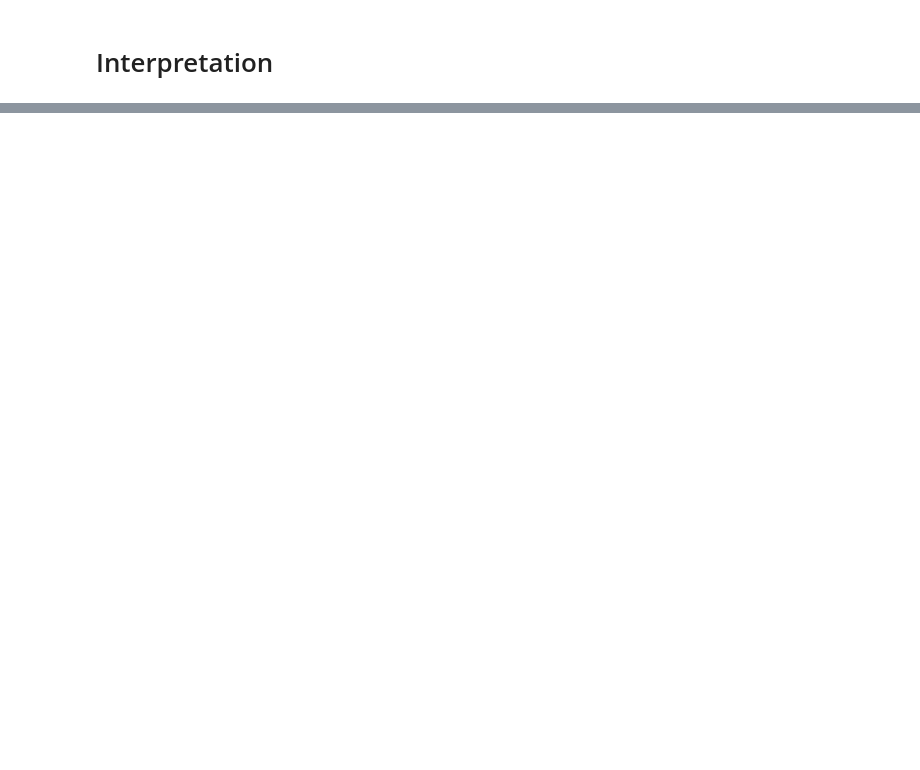
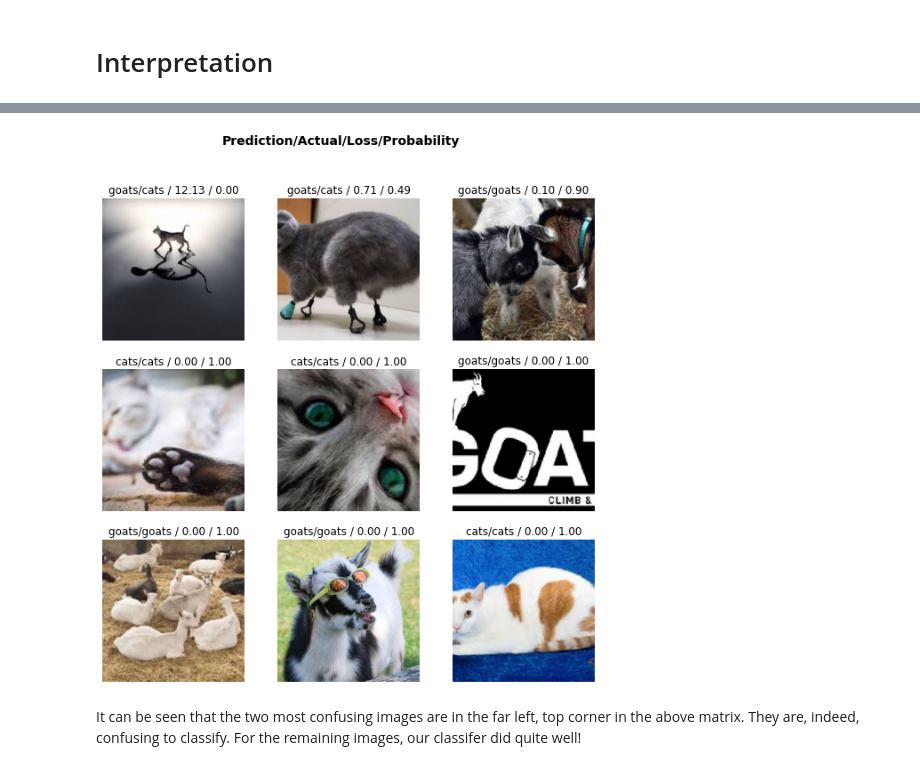
Before and after one commit to anuva05/PracticalDeepLearningCourse, a Jupyter notebook: Lesson2.ipynb, the cells around one changed output, grey strips where cells are left out. Drawn from its saved outputs; the diff is of its cells as text; code cells hidden in the pictures; blank space fills up the shorter version.

```diff
--- a/Lesson2.ipynb
+++ b/Lesson2.ipynb
@@ -129,0 +129,6 @@ interp.plot_confusion_matrix()
+# %%
+interp.plot_top_losses(9, figsize=(10,10))
+# %% [output]
+[figure, added]
+# %% [markdown]
+It can be seen that the two most confusing images are in the far left, top corner in the above matrix. They are, indeed, confusing to classify. For the remaining images, our classifer did quite well!
```
Also changed, not shown: parts of 14 cells of this notebook.
